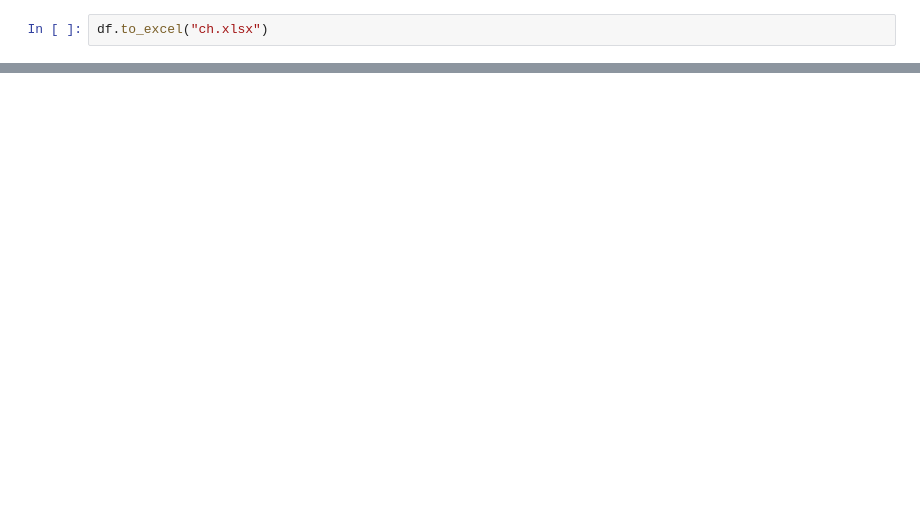
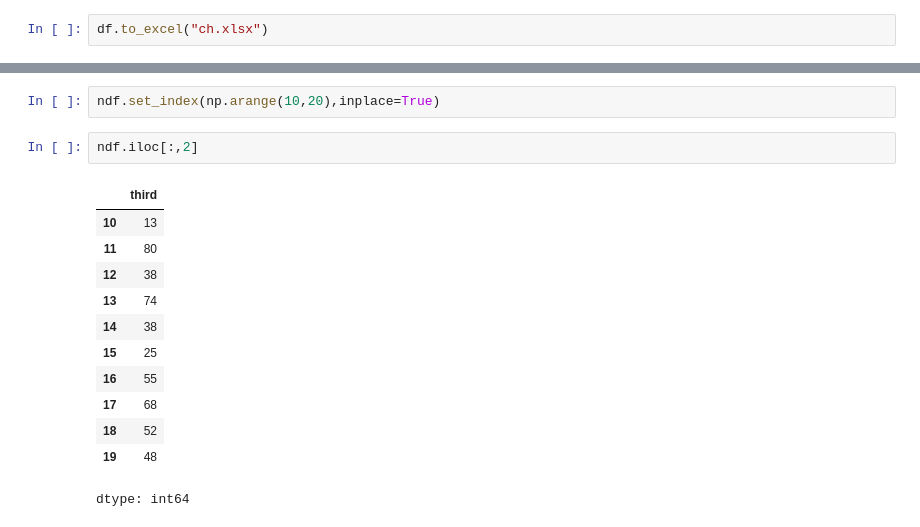
Before and after one commit to Ch-varshitha/Pandas, a Jupyter notebook: pandas.ipynb, the cells around one changed output, grey strips where cells are left out. Saved outputs shown, nothing was run; the diff lists cells and outputs as text; blank space fills up the shorter version.

```diff
--- a/pandas.ipynb
+++ b/pandas.ipynb
@@ -136,0 +296,17 @@ df.to_excel("ch.xlsx")
+# %%
+ndf.set_index(np.arange(10,20),inplace=True)
+# %%
+ndf.iloc[:,2]
+# %% [output]
+|  | third |
+| 10 | 13 |
+| 11 | 80 |
+| 12 | 38 |
+| 13 | 74 |
+| 14 | 38 |
+| 15 | 25 |
+| 16 | 55 |
+| 17 | 68 |
+| 18 | 52 |
+| 19 | 48 |
+dtype: int64
```
Also changed, not shown: parts of 37 cells of this notebook.
